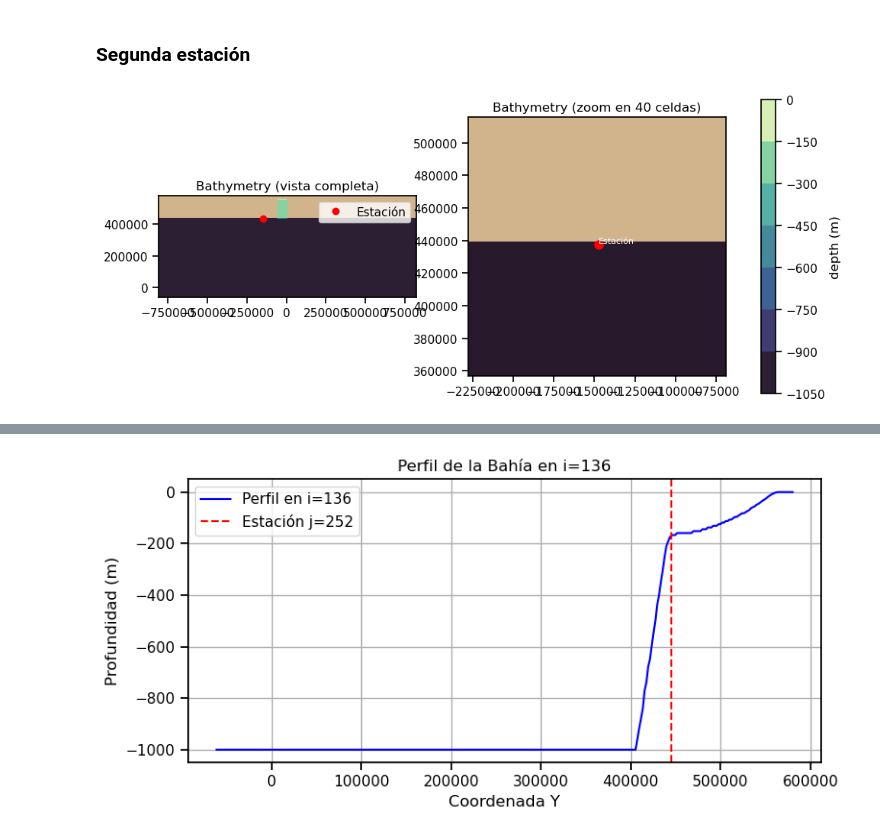
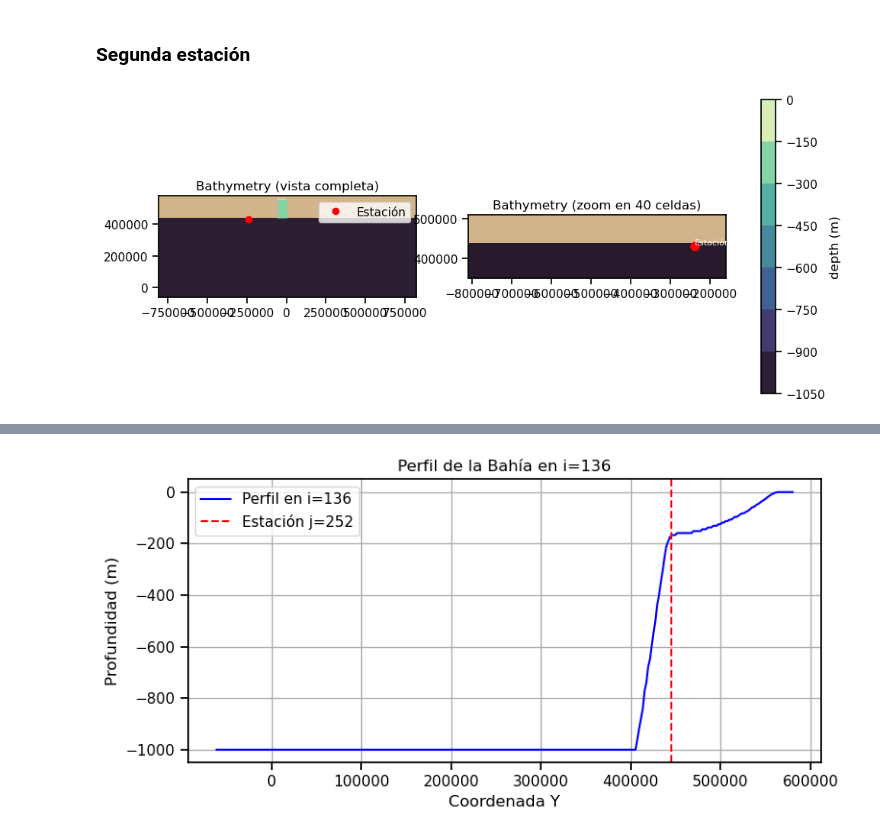
Before and after one commit to Estebanovich/BayIW_Rectan, a Jupyter notebook: input/check_output_func.ipynb, the cells around one changed output, grey strips where cells are left out. Cells and saved outputs as stored; diff of their text form; code cells hidden in the pictures.

```diff
--- a/input/check_output_func.ipynb
+++ b/input/check_output_func.ipynb
@@ -1166,10 +1167,11 @@ def plot_bathymetry_full_zoom_with_station(gr, i_st, j_st, radio=40):
 #                                        j_st=466,
 #                                        radio=40)
 # %%
-i_st_b, j_st_b = 75, 248
+i_st_b, j_st_b = 30, 245
+#i_st_b, j_st_b = 75, 248
 plot_bathymetry_full_zoom_with_station(gr_bay, i_st_b, j_st_b, radio=40)
 # %% [output]
-[figure, old version]
+[figure, new version]
 # %%
 import numpy as np
 import matplotlib.pyplot as plt
```
Also changed, not shown: parts of 11 cells of this notebook, 2 other files.
